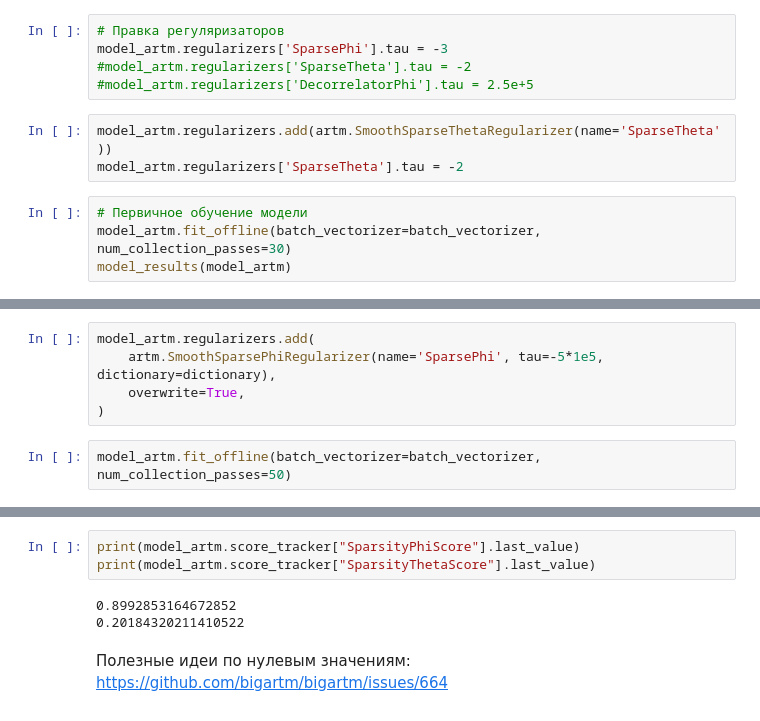
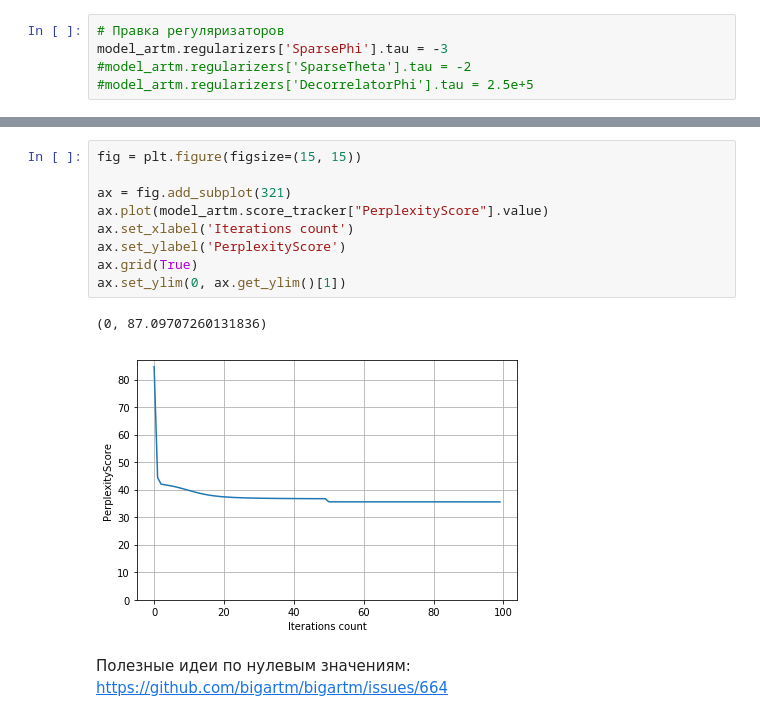
Before and after one commit to Kirmark/bachelor-qualification-work, a Jupyter notebook: application/models/create_model.ipynb, the cells around one changed output, grey strips where cells are left out. Saved outputs shown, nothing was run; the diff lists cells and outputs as text.

```diff
--- a/application/models/create_model.ipynb
+++ b/application/models/create_model.ipynb
@@ -336,10 +274,3 @@ model_artm.regularizers.add(artm.SmoothSparsePhiRegularizer(name='SparsePhi'))
 model_artm.regularizers['SparsePhi'].tau = -3
 #model_artm.regularizers['SparseTheta'].tau = -2
 #model_artm.regularizers['DecorrelatorPhi'].tau = 2.5e+5
-# %%
-model_artm.regularizers.add(artm.SmoothSparseThetaRegularizer(name='SparseTheta'))
-model_artm.regularizers['SparseTheta'].tau = -2
-# %%
-# Первичное обучение модели
-model_artm.fit_offline(batch_vectorizer=batch_vectorizer, num_collection_passes=30)
-model_results(model_artm)
@@ -378,7 +276,0 @@ topic_19: ['правый', 'признак', 'ненависть', 'зона', '
-# %%
-model_artm.regularizers.add(
-    artm.SmoothSparsePhiRegularizer(name='SparsePhi', tau=-5*1e5, dictionary=dictionary),
-    overwrite=True,
-)
-# %%
-model_artm.fit_offline(batch_vectorizer=batch_vectorizer, num_collection_passes=50)
@@ -410,9 +277,15 @@ topic_9:
-# %%
-print(model_artm.score_tracker["SparsityPhiScore"].last_value)
-print(model_artm.score_tracker["SparsityThetaScore"].last_value)
-# %% [output]
-0.8992853164672852
-0.20184320211410522
+# %%
+fig = plt.figure(figsize=(15, 15))
+
+ax = fig.add_subplot(321)
+ax.plot(model_artm.score_tracker["PerplexityScore"].value)
+ax.set_xlabel('Iterations count')
+ax.set_ylabel('PerplexityScore')
+ax.grid(True)
+ax.set_ylim(0, ax.get_ylim()[1])
+# %% [output]
+(0, 87.09707260131836)
+[figure, added]
 # %% [markdown]
 Полезные идеи по нулевым значениям:
 https://github.com/bigartm/bigartm/issues/664
```
Also changed, not shown: parts of 21 cells of this notebook, 5 other files.
